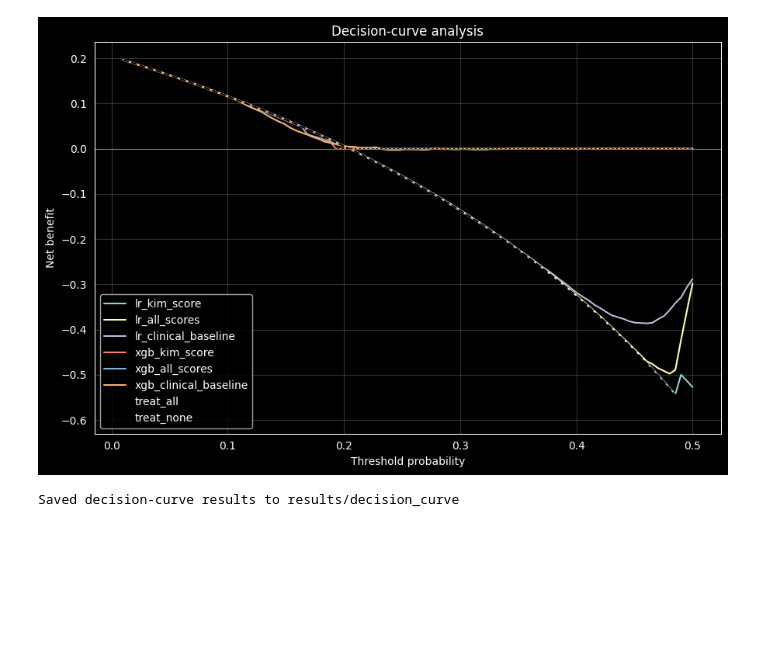
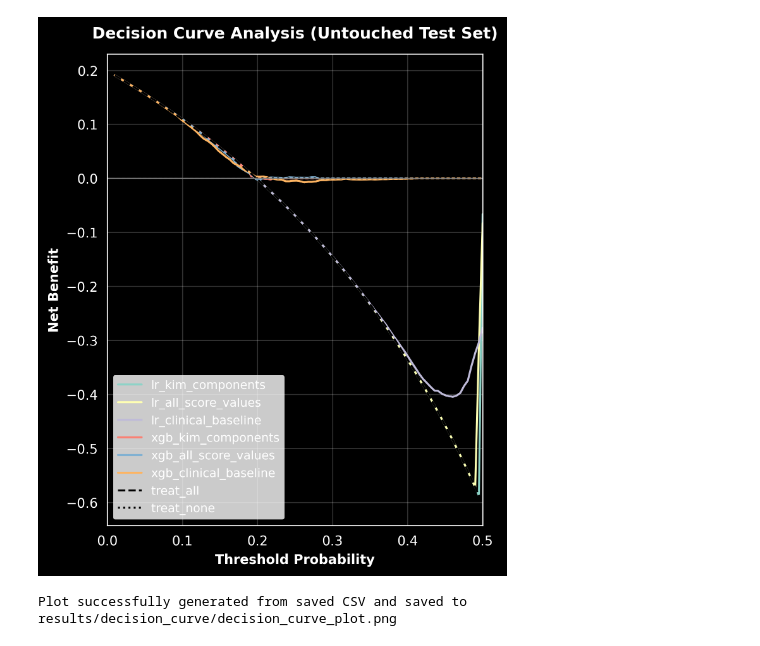
Before and after one commit to bahp/icare-risk, a Jupyter notebook: src/icare_risk/notebooks/14_decision_curve_analysis.ipynb, the cells around one changed output. Saved outputs shown, nothing was run; the diff lists cells and outputs as text; code cells hidden in the pictures; blank space fills up the shorter version.

```diff
--- a/src/icare_risk/notebooks/14_decision_curve_analysis.ipynb
+++ b/src/icare_risk/notebooks/14_decision_curve_analysis.ipynb
@@ -83,0 +118,13 @@ display(summary)
+# %%
+# Define output directory
+output_dir = Path(config['outputs']['decision_curve_directory'])
+output_dir.mkdir(parents=True, exist_ok=True)
+
+# Save raw curve values and summary metrics to CSV first
+curves_csv_path = output_dir / "decision_curve_values.csv"
+summary_csv_path = output_dir / "decision_curve_summary.csv"
+
+curves.to_csv(curves_csv_path, index=False)
+summary.to_csv(summary_csv_path, index=False)
+
+print(f"Saved decision curve datasets to {output_dir}")
@@ -84,25 +138,30 @@ display(summary)
 # %%
-ax = plot_decision_curves(curves)
+import matplotlib.pyplot as plt
+from icare_risk.evaluation.decision_curve import plot_decision_curves
+
+# Load the saved CSV data back into memory for plotting
+loaded_curves = pd.read_csv(curves_csv_path)
+
+# Set up a high-quality, professional plot style
+fig, ax = plt.subplots(figsize=(5, 6), dpi=300)
+
+# Generate the plot using the loaded data
+plot_decision_curves(loaded_curves, ax=ax)
+
+# Enhance aesthetics for publication quality
+ax.set_title("Decision Curve Analysis (Untouched Test Set)", fontsize=12, fontweight="bold", pad=12)
+ax.set_xlabel("Threshold Probability", fontsize=10, fontweight="bold")
+ax.set_ylabel("Net Benefit", fontsize=10, fontweight="bold")
+ax.set_xlim(0, 0.50)
+ax.legend(frameon=True, facecolor="white", edgecolor="none", fontsize=9)
+
+# Save the high-resolution figure
+plot_path = output_dir / "decision_curve_plot.png"
+fig.savefig(plot_path, bbox_inches="tight")
+
 plt.tight_layout()
 plt.show()
+print(f"Plot successfully generated from saved CSV and saved to {plot_path}")
 # %% [output]
-[figure, old version]
+[figure, new version]
+Plot successfully generated from saved CSV and saved to results/decision_curve/decision_curve_plot.png
-# %%
-output_dir = Path(
-    config['outputs'].get(
-        'decision_curve_directory',
-        'results/decision_curve',
-    )
-)
-output_dir.mkdir(parents=True, exist_ok=True)
-
-curves.to_csv(output_dir / 'decision_curve_values.csv', index=False)
-summary.to_csv(output_dir / 'decision_curve_summary.csv', index=False)
-ax.get_figure().savefig(
-    output_dir / 'decision_curve_plot.png',
-    dpi=200,
-    bbox_inches='tight',
-)
-print(f'Saved decision-curve results to {output_dir}')
-# %% [output]
-Saved decision-curve results to results/decision_curve
```
Also changed, not shown: parts of 9 cells of this notebook, 9 other files.
